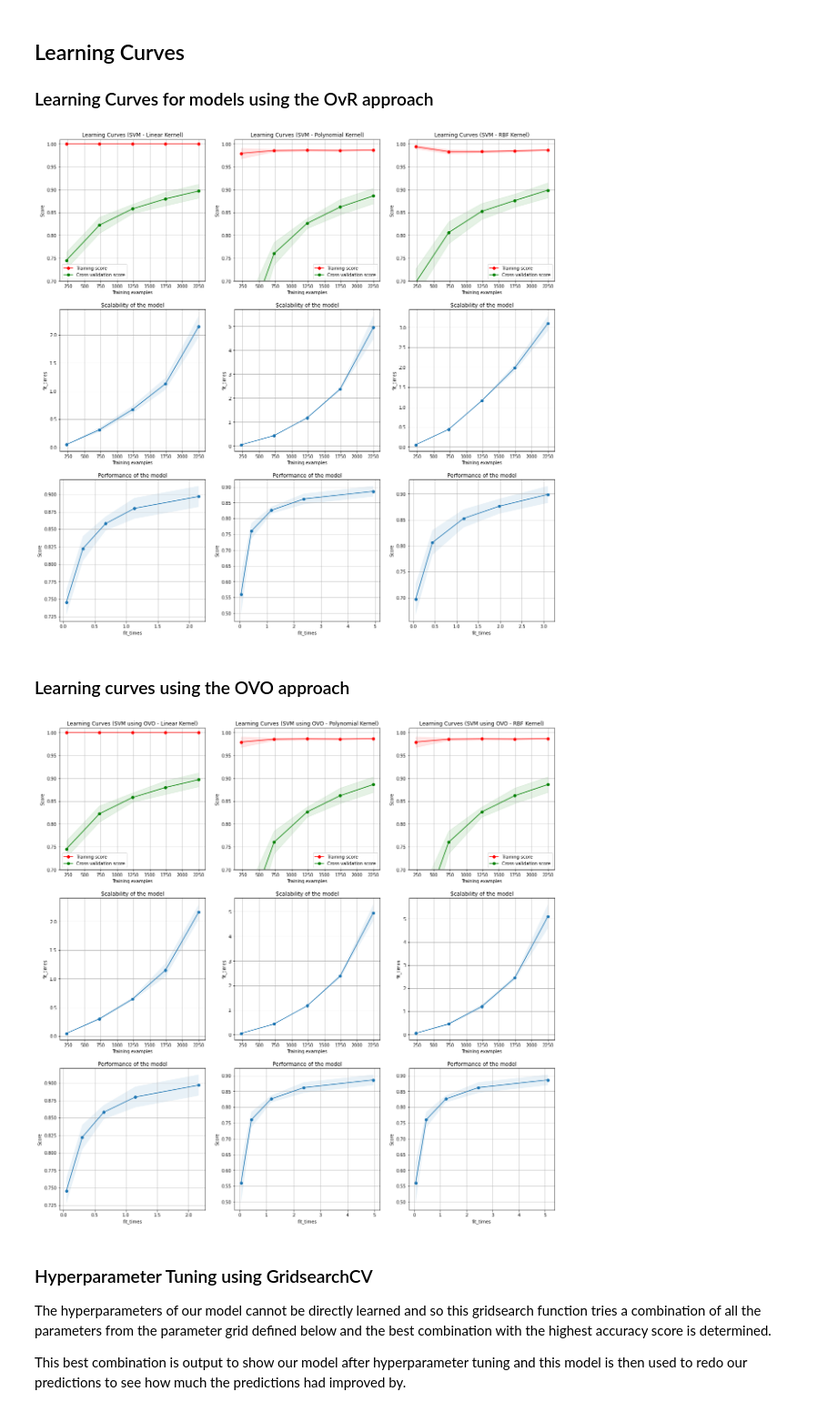
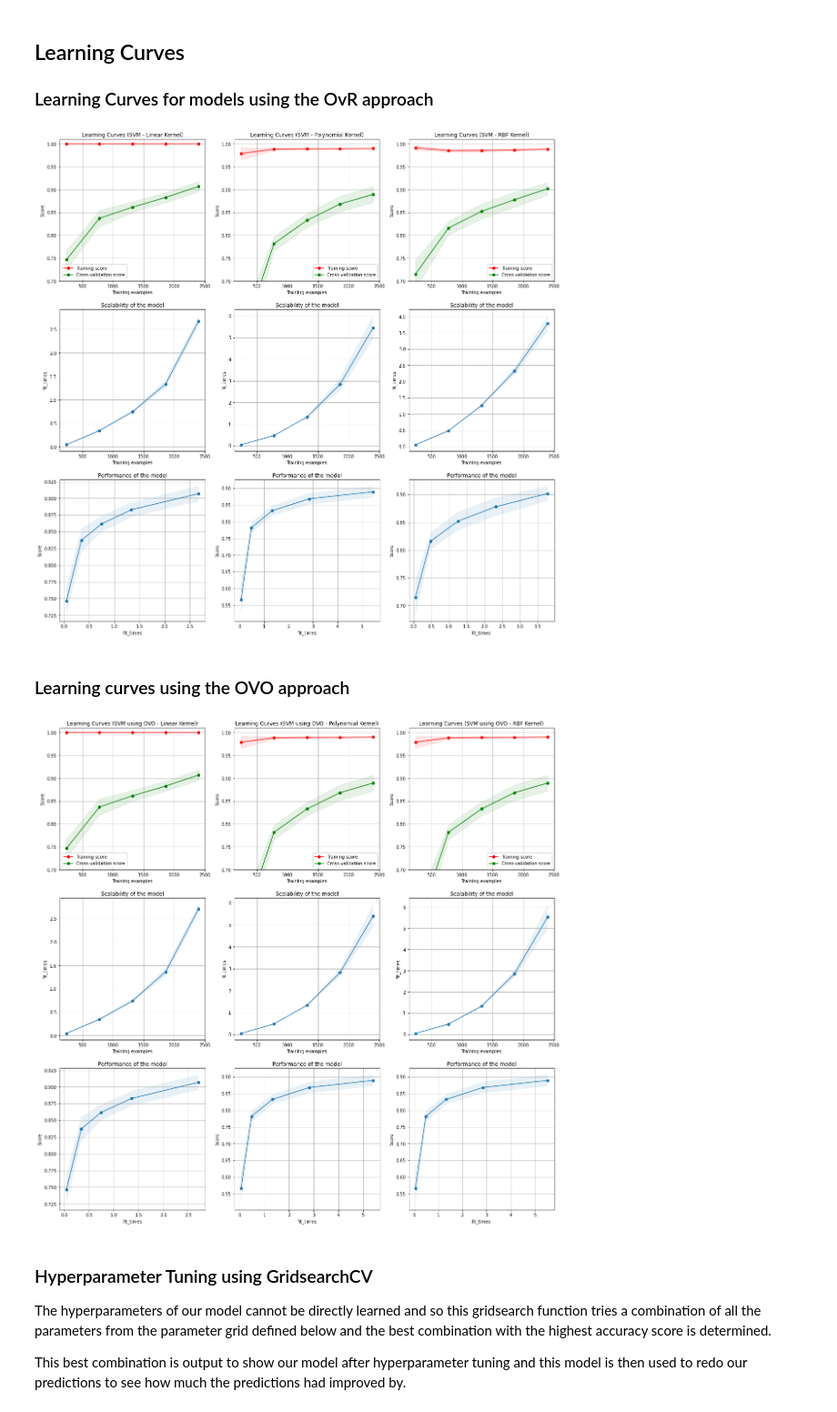
Before and after one commit to yousef-m11/AMLS_21-22_SN18014580, a Jupyter notebook: Task B using SVM.ipynb, the cells around one changed output. Shown at 91% size. Drawn from its saved outputs; the diff is of its cells as text; code cells hidden in the pictures.

Commit message:
Updates to testing size to overcome overfitting

```diff
--- a/Task B using SVM.ipynb
+++ b/Task B using SVM.ipynb
@@ -197,7 +195,7 @@ In the cells below, we use train_test_split from the model_selection part of the
 X = np.array(images) #Set X to contain the extracted images, images must be in array from first
 Y = tumour_labels['numeric label'] #Set Y to contain the corresponding numeric labels of each image
 
-xTrain, xTest, yTrain, yTest = train_test_split(X,Y, random_state = 0) #Set random_state to 0 for reproducibility
+xTrain, xTest, yTrain, yTest = train_test_split(X,Y, test_size = 0.2, random_state = 0) #Set random_state to 0 for reproducibility
 
 print(xTrain.shape) #Printing the shape of xTrain to veryify data was split correctly and that xTrain is 2-dimensional as required for the learning model used (SVM)
 print(xTest.shape) #Printing the shape of xTest to verify  data was split correctly and that xTest is 2-dimensional as required for the learning model used (SVM)
@@ -780,7 +750,7 @@ yLearningCurve = np.concatenate([yTrain, yTest])
 
 title = r"Learning Curves (SVM - Linear Kernel)"
 # SVC is more expensive so we do a lower number of CV iterations:
-cv = ShuffleSplit(n_splits=10, test_size=0.25, random_state=0)
+cv = ShuffleSplit(n_splits=10, test_size=0.2, random_state=0)
 estimator = model1_svmlinear
 plot_learning_curve(
     estimator, title, xLearningCurve, yLearningCurve, axes=axes[:, 0], ylim=(0.7, 1.01), cv=cv, n_jobs=4
@@ -789,7 +759,7 @@ plot_learning_curve(
 
 title = r"Learning Curves (SVM - Polynomial Kernel)"
 # SVC is more expensive so we do a lower number of CV iterations:
-cv = ShuffleSplit(n_splits=10, test_size=0.25, random_state=0)
+cv = ShuffleSplit(n_splits=10, test_size=0.2, random_state=0)
 estimator = model2_svmpoly
 plot_learning_curve(
     estimator, title, xLearningCurve, yLearningCurve, axes=axes[:, 1], ylim=(0.7, 1.01), cv=cv, n_jobs=4
@@ -798,7 +768,7 @@ plot_learning_curve(
 
 title = r"Learning Curves (SVM - RBF Kernel)"
 # SVC is more expensive so we do a lower number of CV iterations:
-cv = ShuffleSplit(n_splits=10, test_size=0.25, random_state=0)
+cv = ShuffleSplit(n_splits=10, test_size=0.2, random_state=0)
 estimator = model3_svmrbf
 plot_learning_curve(
     estimator, title, xLearningCurve, yLearningCurve, axes=axes[:, 2], ylim=(0.7, 1.01), cv=cv, n_jobs=4
@@ -806,7 +776,7 @@ plot_learning_curve(
 
 plt.show()
 # %% [output]
-[figure, old version]
+[figure, new version]
 # %% [markdown]
 ### Learning curves using the OVO approach
 # %%
@@ -961,37 +931,37 @@ def plot_learning_curve(
 fig, axes = plt.subplots(3, 3, figsize=(20, 20))
 
 xLearningCurve = np.concatenate([pca_xTrain, pca_xTest])
 yLearningCurve = np.concatenate([yTrain, yTest])
 
 title = r"Learning Curves (SVM using OVO - Linear Kernel)"
 # SVC is more expensive so we do a lower number of CV iterations:
-cv = ShuffleSplit(n_splits=10, test_size=0.25, random_state=0)
+cv = ShuffleSplit(n_splits=10, test_size=0.2, random_state=0)
 estimator = model1_svmlinear_ovo
 plot_learning_curve(
     estimator, title, xLearningCurve, yLearningCurve, axes=axes[:, 0], ylim=(0.7, 1.01), cv=cv, n_jobs=4
 )
 
 
 title = r"Learning Curves (SVM using OVO - Polynomial Kernel)"
 # SVC is more expensive so we do a lower number of CV iterations:
-cv = ShuffleSplit(n_splits=10, test_size=0.25, random_state=0)
+cv = ShuffleSplit(n_splits=10, test_size=0.2, random_state=0)
 estimator = model2_svmpoly_ovo
 plot_learning_curve(
     estimator, title, xLearningCurve, yLearningCurve, axes=axes[:, 1], ylim=(0.7, 1.01), cv=cv, n_jobs=4
 )
 
 
 title = r"Learning Curves (SVM using OVO - RBF Kernel)"
 # SVC is more expensive so we do a lower number of CV iterations:
-cv = ShuffleSplit(n_splits=10, test_size=0.25, random_state=0)
+cv = ShuffleSplit(n_splits=10, test_size=0.2, random_state=0)
 estimator = model3_svmrbf_ovo
 plot_learning_curve(
     estimator, title, xLearningCurve, yLearningCurve, axes=axes[:, 2], ylim=(0.7, 1.01), cv=cv, n_jobs=4
 )
 
 plt.show()
 # %% [output]
-[figure, old version]
+[figure, new version]
 # %% [markdown]
 ### Hyperparameter Tuning using GridsearchCV
 
```
Also changed, not shown: parts of 56 cells of this notebook.
